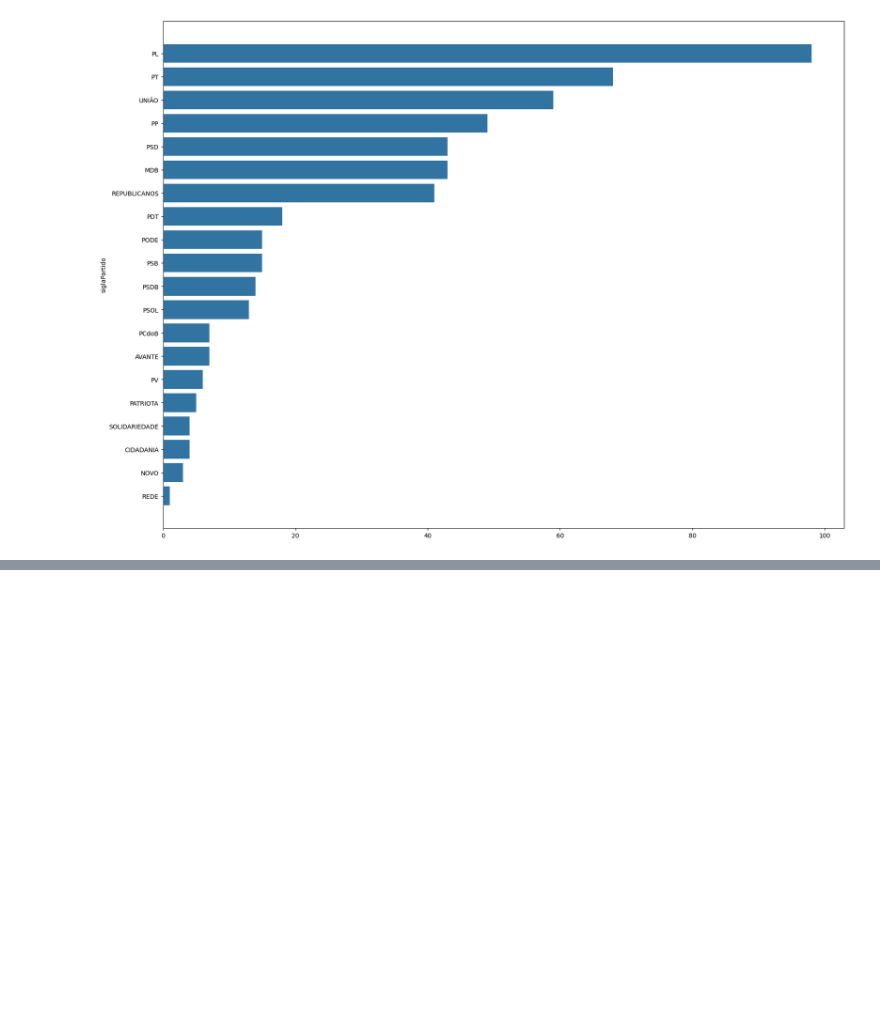
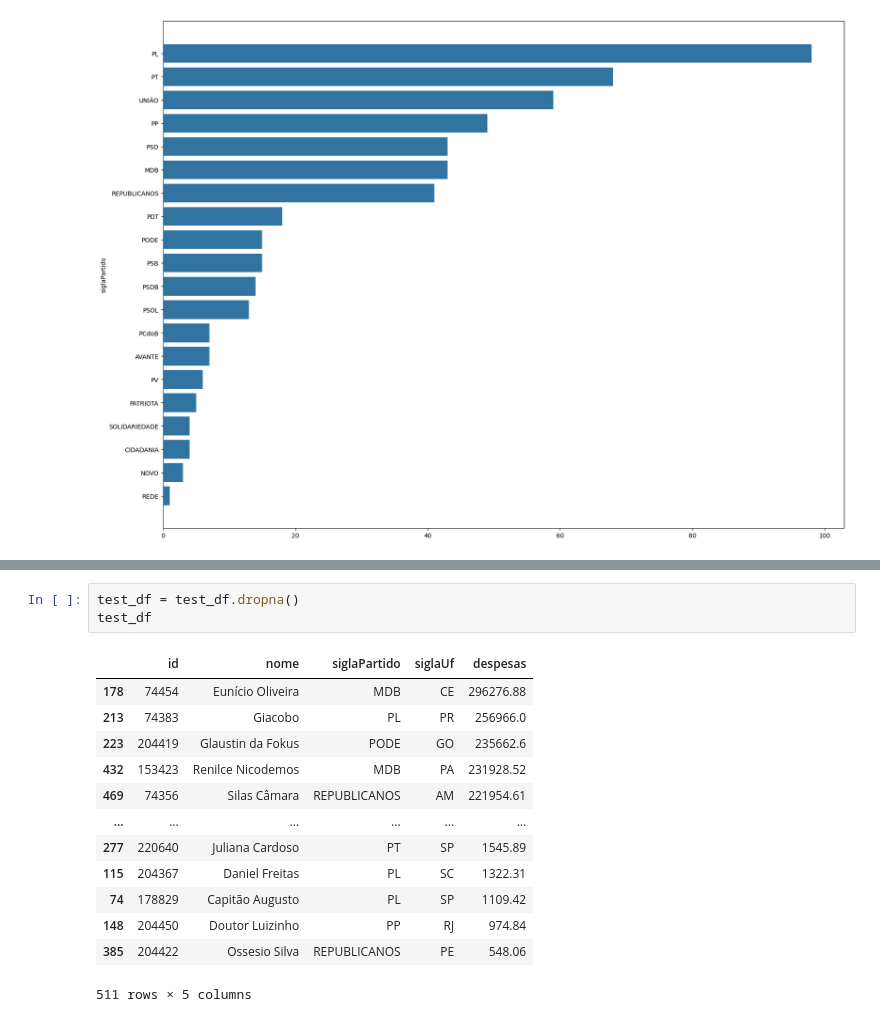
Before and after one commit to WallyssonChristian/Analise-de-Despesas, a Jupyter notebook: projeto.ipynb, the cells around one changed output, grey strips where cells are left out. Drawn from its saved outputs; the diff is of its cells as text; blank space fills up the shorter version.

```diff
--- a/projeto.ipynb
+++ b/projeto.ipynb
@@ -111,4 +111,21 @@ test_df
 513 rows × 5 columns
+# %%
+test_df = test_df.dropna()
+test_df
+# %% [output]
+|  | id | nome | siglaPartido | siglaUf | despesas |
+| 178 | 74454 | Eunício Oliveira | MDB | CE | 296276.88 |
+| 213 | 74383 | Giacobo | PL | PR | 256966.0 |
+| 223 | 204419 | Glaustin da Fokus | PODE | GO | 235662.6 |
+| 432 | 153423 | Renilce Nicodemos | MDB | PA | 231928.52 |
+| 469 | 74356 | Silas Câmara | REPUBLICANOS | AM | 221954.61 |
+| ... | ... | ... | ... | ... | ... |
+| 277 | 220640 | Juliana Cardoso | PT | SP | 1545.89 |
+| 115 | 204367 | Daniel Freitas | PL | SC | 1322.31 |
+| 74 | 178829 | Capitão Augusto | PL | SP | 1109.42 |
+| 148 | 204450 | Doutor Luizinho | PP | RJ | 974.84 |
+| 385 | 204422 | Ossesio Silva | REPUBLICANOS | PE | 548.06 |
+511 rows × 5 columns
 # %%
 
 # Graph 3
```
Also changed, not shown: parts of 2 cells of this notebook.
